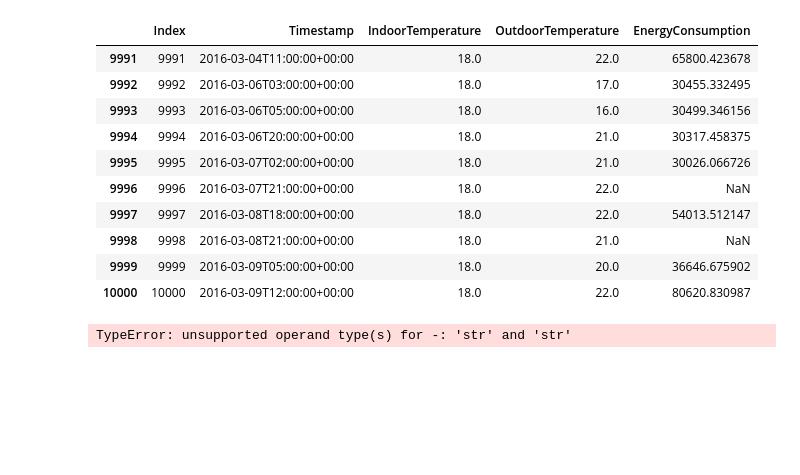
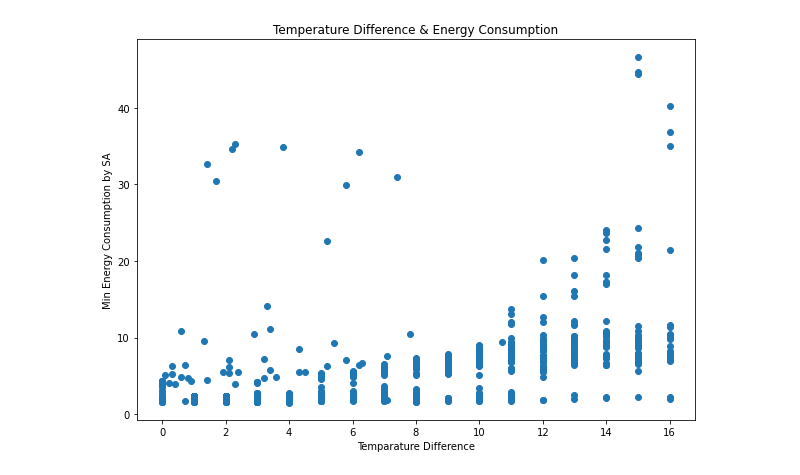
Before and after one commit to satwika-vemuri/energy_consumption_prediction_system, a Jupyter notebook: machine_learning.ipynb, the cells around one changed output. Saved outputs shown, nothing was run; the diff lists cells and outputs as text; code cells hidden in the pictures; blank space fills up the shorter version.

```diff
--- a/machine_learning.ipynb
+++ b/machine_learning.ipynb
@@ -18,15 +16 @@ building_data = pd.read_csv("building_energy_data.csv")
-# %%
-building_data.tail(10)
-# %% [output]
-|  | Index | Timestamp | IndoorTemperature | OutdoorTemperature | EnergyConsumption |
-| 9991 | 9991 | 2016-03-04T11:00:00+00:00 | 18.0 | 22.0 | 65800.423678 |
-| 9992 | 9992 | 2016-03-06T03:00:00+00:00 | 18.0 | 17.0 | 30455.332495 |
-| 9993 | 9993 | 2016-03-06T05:00:00+00:00 | 18.0 | 16.0 | 30499.346156 |
-| 9994 | 9994 | 2016-03-06T20:00:00+00:00 | 18.0 | 21.0 | 30317.458375 |
-| 9995 | 9995 | 2016-03-07T02:00:00+00:00 | 18.0 | 21.0 | 30026.066726 |
-| 9996 | 9996 | 2016-03-07T21:00:00+00:00 | 18.0 | 22.0 | NaN |
-| 9997 | 9997 | 2016-03-08T18:00:00+00:00 | 18.0 | 22.0 | 54013.512147 |
-| 9998 | 9998 | 2016-03-08T21:00:00+00:00 | 18.0 | 21.0 | NaN |
-| 9999 | 9999 | 2016-03-09T05:00:00+00:00 | 18.0 | 20.0 | 36646.675902 |
-| 10000 | 10000 | 2016-03-09T12:00:00+00:00 | 18.0 | 22.0 | 80620.830987 |
 # %%
@@ -34,8 +21,53 @@ building_data['TempDifference'] = building_data['OutdoorTemperature'] - building
 # %%
-# Visualize the data distribution using a scatterplot
-
-sns.scatterplot(x="OutdoorTemperature"-"IndoorTemperature", y="EnergyConsumption", data=building_data)
-plt.title("Scatterplot of Coin Reflectance and Weight")
-plt.show()
+def visualize_plot(building_data):
+    # Visualize the overall data distribution using a scatterplot
+    sns.scatterplot(x="TempDifference", y="EnergyConsumptionBySA", data=building_data)
+    plt.title("Scatterplot of Temp Difference and Energy Consumption")
+    plt.show()
-# %% [output]
-TypeError: unsupported operand type(s) for -: 'str' and 'str'
+# %%
+def findMinArray(building_data):
+    # Data seems to suggest that we can calculate a lower bound for energy-consumption/surface-area
+    LOWER_BOUND = 40 # number of min temperatures per temperature difference
+    min_energy_consumption = {}
+    for idx, row in building_data.iterrows():
+        diff = abs(row['OutdoorTemperature'] - row['IndoorTemperature'])
+        energy_consumption = row['EnergyConsumptionBySA']
+
+        if diff in min_energy_consumption:
+            min_array = min_energy_consumption.get(diff)
+            if(len(min_array) < LOWER_BOUND):
+                min_array.append(energy_consumption)
+            else:
+                for i in range(len(min_array)):
+                    if(energy_consumption < min_array[i]):
+                        min_array[i] = energy_consumption
+                        break
+        else:
+            min_array = []
+            min_array.append(energy_consumption)
+            min_energy_consumption[diff] = min_array
+    return min_energy_consumption
+# %%
+import math
+
+X = []
+y = []
+
+building_data = setup()
+min_energy_consumption = findMinArray(building_data)
+for item in list(min_energy_consumption.keys()):
+    vals = min_energy_consumption[item]
+    for v in vals:
+        v_float = float(v)
+        if math.isnan(v_float):
+            continue
+        else:
+            X.append(item)
+            y.append(float(v))
+# %%
+# Visualize the min data distribution using a scatterplot
+plt.scatter(X, y)
+plt.title("Temperature Difference & Energy Consumption")
+plt.show()
+# %% [output]
+[figure, added]
```
Also changed, not shown: parts of 6 cells of this notebook, 2 other files.
